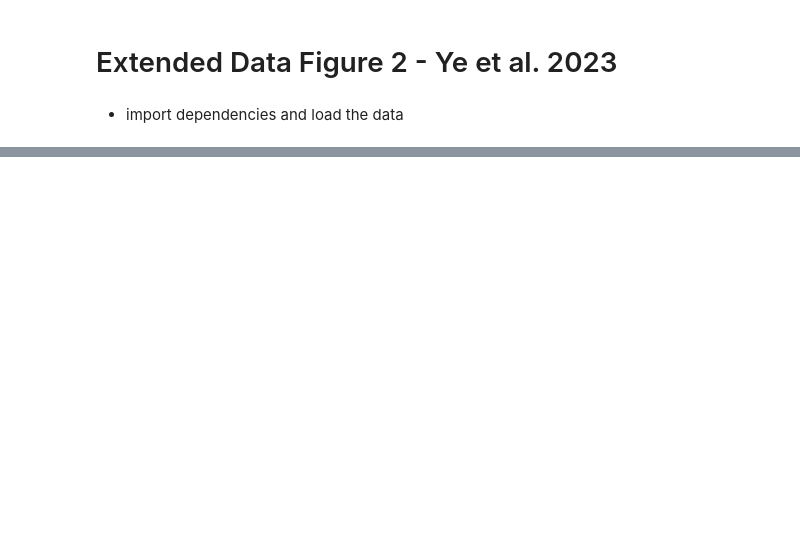
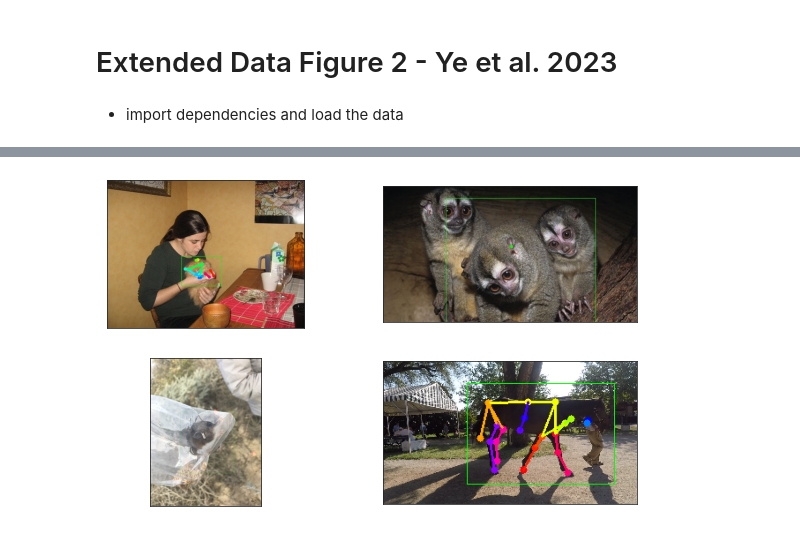
Before and after one commit to AdaptiveMotorControlLab/modelzoo-figures, a Jupyter notebook: figures/Extended_Figure2.ipynb, the cells around one changed output, grey strips where cells are left out. Drawn from its saved outputs; the diff is of its cells as text; code cells hidden in the pictures; blank space fills up the shorter version.

```diff
--- a/figures/Extended_Figure2.ipynb
+++ b/figures/Extended_Figure2.ipynb
@@ -79,0 +55,17 @@ plot_extended_data_fig2d()
+# %%
+fig, axes = plt.subplots(2,2)
+
+for idx in range(4):
+    row = idx //2
+    col = idx % 2
+
+    file = kpt_images[idx]
+    img =  mpimg.imread(file)
+    axes[row][col].imshow(img)
+    axes[row][col].set_xticks([])
+    axes[row][col].set_yticks([])
+
+fig.set_size_inches(10, 6)
+plt.show()
+# %% [output]
+[figure, added]
```
Also changed, not shown: parts of 10 cells of this notebook, 10 other files.
